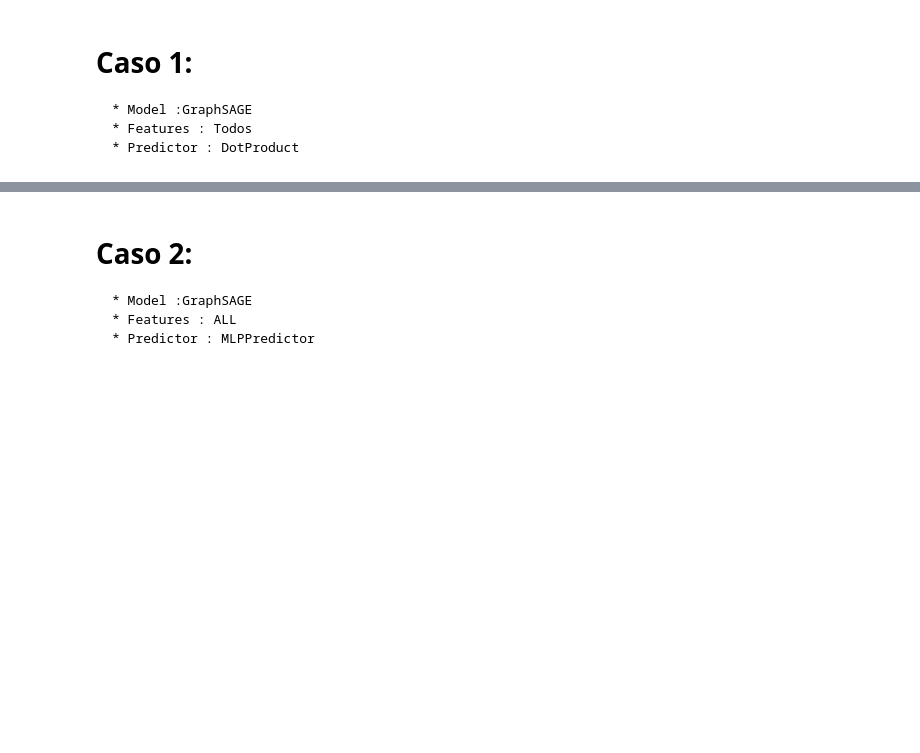
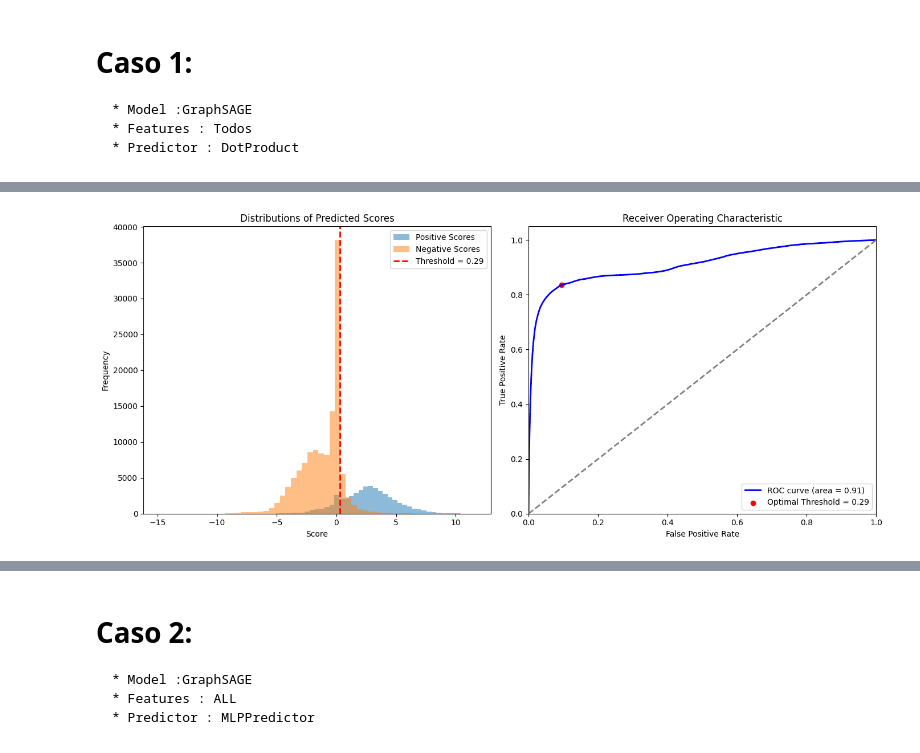
Before and after one commit to valesteban/TESIS, a Jupyter notebook: trainingBinaryClass.ipynb, the cells around one changed output, grey strips where cells are left out. Saved outputs shown, nothing was run; the diff lists cells and outputs as text; code cells hidden in the pictures; blank space fills up the shorter version.

```diff
--- a/trainingBinaryClass.ipynb
+++ b/trainingBinaryClass.ipynb
@@ -57,8 +56,6 @@ gnn = GNN(debug=True)
 gnn.load_dataset( data_path, force_reload=False)
 gnn.split_dataset(0.2)
 # gnn.split_dtaset_v2()
-
-
 
 gnn.dgl_graph.ndata['feat'] = gnn.dgl_graph.ndata['feat'].float()
 
@@ -69,7 +66,7 @@ test_mak = gnn.test_mask
 in_feats = gnn.dgl_graph.ndata["feat"].size(1) #72
 h_feats = 16
 num_clases = 1
-
+labels = gnn.dgl_graph.edata["Relationship"].float()
 num_features_in =  gnn.dgl_graph.ndata["feat"].size(1)
 num_feat_hidden = 15
 num_feat_out = 1
@@ -93,60 +90,65 @@ acc_train = []
 train_error = []
 val_error = []
 
-for e in range(100):
+for e in range(80):
   # forward
   h = model(gnn.dgl_graph, gnn.dgl_graph.ndata['feat'])
-  scores =  pred(gnn.dgl_graph, h)
+  logits =  pred(gnn.dgl_graph, h)
   labels = gnn.dgl_graph.edata["Relationship"].float()
 
-#   # print("[LABELS]",labels)
-#   # print("[SCORES]",scores)
-  loss = F.binary_cross_entropy_with_logits(scores[train_mask], labels[train_mask])
-  train_error.append(loss.item())
+  # Calculo pérdida --------------------------------------------------------
+  # Calcular la pérdida en el conjunto de entrenamiento --------------------
+  train_loss = F.binary_cross_entropy_with_logits(logits[train_mask], labels[train_mask])
+  train_error.append(train_loss.item())
 
-  # Calcular la pérdida en el conjunto de validación
-  val_loss = F.binary_cross_entropy_with_logits(scores[gnn.val_mask], labels[gnn.val_mask])
+  # Calcular la pérdida en el conjunto de validación -----------------------
+  val_loss = F.binary_cross_entropy_with_logits(logits[gnn.val_mask], labels[gnn.val_mask])
   val_error.append(val_loss.item())
 
 
-  # Guardar la complejidad (epochs) del modelo (aquí usamos el número de épocas)
-  model_complexity.append(e + 1)
+  # Calculo accuracy -------------------------------------------------------
+  # Calcular la precisión en el conjunto de entrenamiento
+  train_acc = logits[train_mask]
 
+  # Calcular la precisión en el conjunto de validación
+  val_acc = logits[gnn.val_mask]
 
   # Guardar los valores de precisión
   acc_train.append(train_acc)
   acc_val.append(val_acc)
 
+  # Guardar la complejidad (epochs) del modelo (aquí usamos el número de épocas)
+  model_complexity.append(e + 1)
+
   # backward
   optimizer.zero_grad()
-  loss.backward()
+  train_loss.backward()
   optimizer.step()
 
   if e % 10 == 0:
-    print('In epoch {}, loss: {}, train acc: {}, val acc: {}'.format(e, loss,train_acc,val_acc))
-    # scores_numpy = numpyscores.numpy()
+      print('In epoch {}, train loss: {}, val loss: {}'.format(e, train_loss, val_loss))
 
-    # print(f'AUC {roc_auc_score(labels.detach().numpy(), scores.detach().numpy())}') #NO PODER DETACH!!!!!!!!!!!!!!
-# print(f'AUC {roc_auc_score(labels.detach().numpy(), scores.detach().numpy())}')
+# ----------- 5. Definir threashold -------------- #
 
-# Graficar la precisión en el conjunto de entrenamiento y validación
-plt.figure()
-plt.plot(acc_train, label='Entrenamiento')
-plt.plot(acc_val, label='Validación')
-plt.title('Precisión del modelo')
-plt.ylabel('Precisión')
-plt.xlabel('Época')
-plt.legend()
-plt.show()
+true_train_labels = gnn.dgl_graph.edata["Relationship"][test_mak]
+predicted_train_scores = logits.detach().numpy()[test_mak]
+optimal_threshold = plot_roc_curve(true_train_labels,predicted_train_scores)
 
-# Graficar Error en el conjunto de entrenamiento y validación
-plt.figure(figsize=(8, 6))
-plt.plot(model_complexity, train_error, label='Training Sample', color='cyan', linewidth=2)
-plt.plot(model_complexity, val_error, label='Test Sample', color='red', linewidth=2)
-plt.xlabel('Model Complexity')
-plt.ylabel('Prediction Error')
-plt.title('Overfitting')
-plt.legend()
-plt.grid(True)
-plt.show()
+
+# ----------- 6. plot the loss and accuracy de training-------------- #
+
+# TODO:Arregallr!!!!!!!!!
+#FIXME: llevar esto a la funcipn
+# Asegúrate de que cada tensor en la lista se desconecte de los gradientes y se convierta en numpy
+acc_train = [(tensor > optimal_threshold).detach().numpy().astype(float) for tensor in acc_train]
+acc_val = [(tensor > optimal_threshold).detach().numpy().astype(float) for tensor in acc_val]
+
+# correct_predictions = (acc_train[0] == labels[train_mask]).sum()
+print("[LABEL]", labels[train_mask], len(labels[train_mask]))
+print("[ACC]", acc_train[0], len(acc_train[0]))
+correct_predictions = np.sum(acc_train[10] == labels[train_mask])
+print("Correct predictions on training set: ", correct_predictions)
+
+
+# plot_training(train_error,acc_train,val_error,acc_val,model_complexity,optimal_threshold)
 # %% [output]
@@ -154,0 +168 @@ None
+[figure, added]
```
Also changed, not shown: parts of 17 cells of this notebook, 4 other files.
